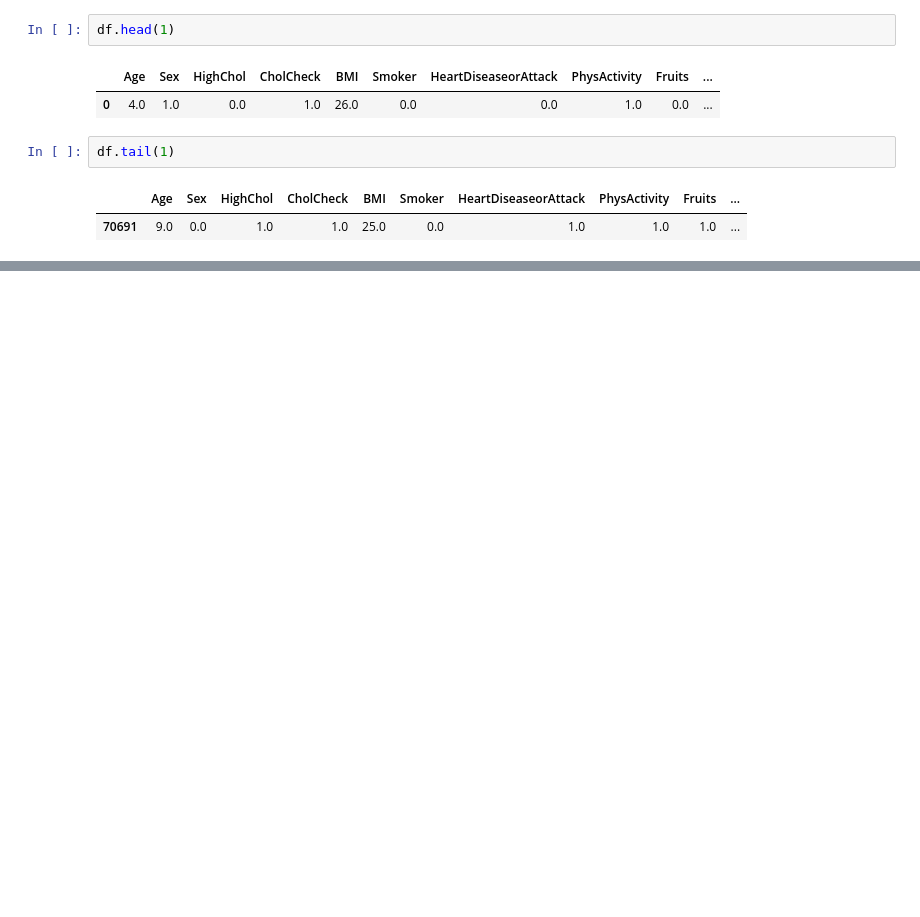
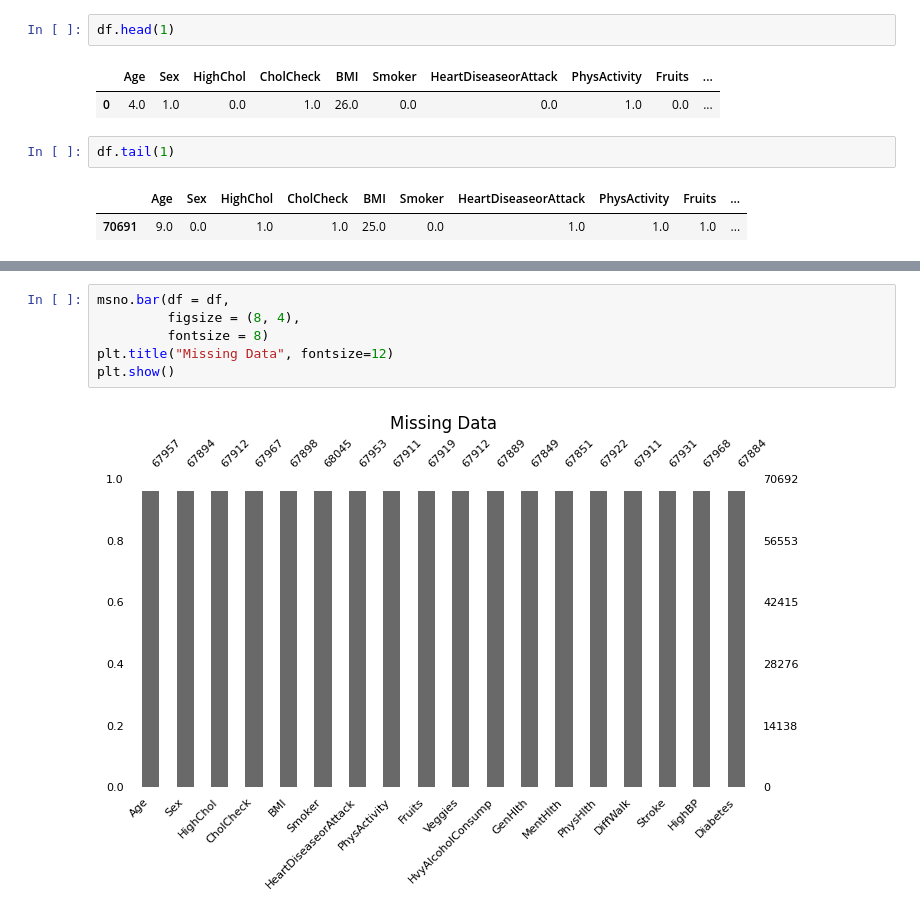
Before and after one commit to aarshabh/Diabetes-Prediction-Model, a Jupyter notebook: Term Project.ipynb, the cells around one changed output, grey strips where cells are left out. Drawn from its saved outputs; the diff is of its cells as text; blank space fills up the shorter version.

Commit message:
data cleaned

```diff
--- a/Term Project.ipynb
+++ b/Term Project.ipynb
@@ -115,0 +240,8 @@ df.tail(1)
+# %%
+msno.bar(df = df,
+         figsize = (8, 4),
+         fontsize = 8)
+plt.title("Missing Data", fontsize=12)
+plt.show()
+# %% [output]
+[figure, added]
```
Also changed, not shown: parts of 22 cells of this notebook.
